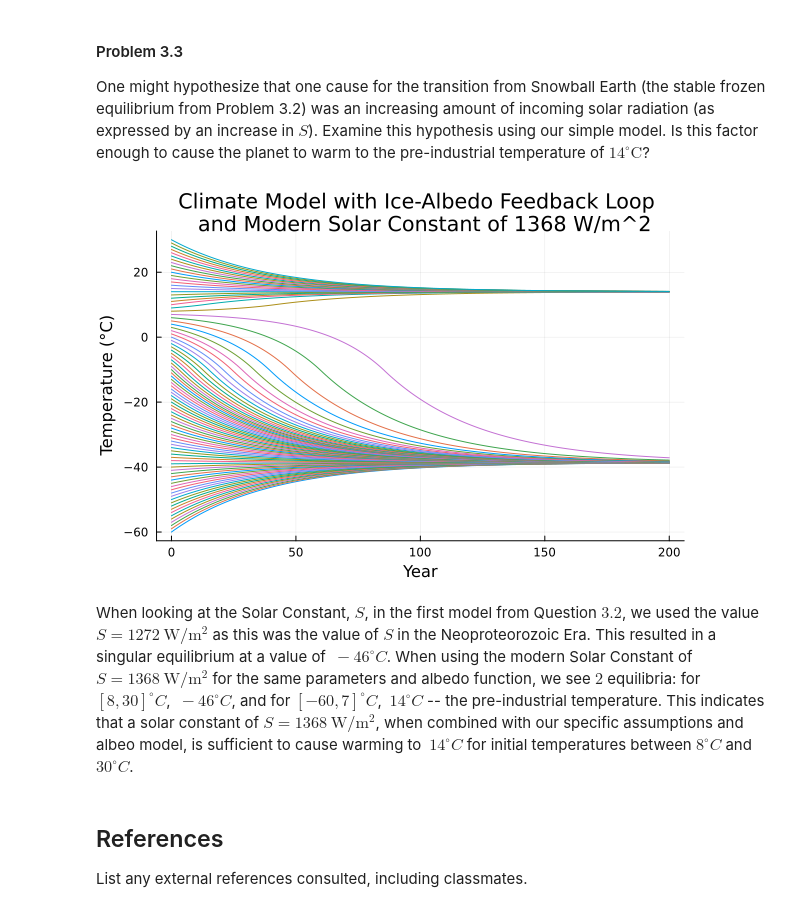
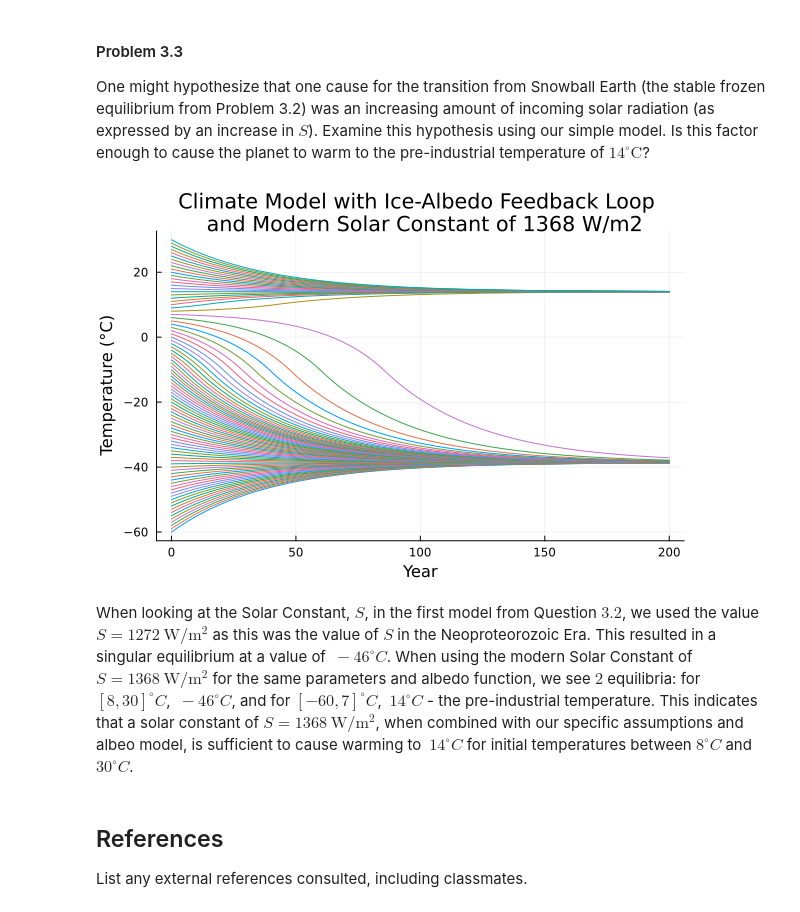
Before and after one commit to BEE4750-FA25/hw2-regina, a Jupyter notebook: hw02.ipynb, the cells around one changed output. Cells and saved outputs as stored; diff of their text form; code cells hidden in the pictures.

```diff
--- a/hw02.ipynb
+++ b/hw02.ipynb
@@ -458,37 +458,37 @@ n = 200 # yrs
 To = -60:30 # range of initial temperatures, C
 
 #Define an albedo function conditional on temperature
 function a(T)
     if T <= -10
         return ai
     elseif T >= 10
         return ao
     else
         return ai + ((ao - ai) * ((T + 10)/20))
     end
 end
 
 #Define the simulation function of our discretized differential equation
 #including all parameters and calling the albedo function defined above.
 function albedo_feedback_sim(C, S, A, B, dt, n, T0)
     T = zeros(n + 1)
     T[1] = T0
     for i in 1:n
         T[i+1] = T[i] + (dt/C) * ((S * (1 - a(T[i])))/4 - A + (B * T[i]))
     end
     return T
 end
 #Simulate the model for all initial temperatures on [-60, 30]
 sims = (T0 -> albedo_feedback_sim(C, S, A, B, dt, n, T0)).(To)
 Ts = [t[1:n+1] for t in sims]
 yrs = 0:n
 
 #Plot graph of temperature over 200 years for all initial temperature conditions.
-plot(yrs, Ts; legend=false, xlabel="Year", ylabel="Temperature (°C)", title="Climate Model with Ice-Albedo Feedback Loop \n and Modern Solar Constant of 1368 W/m^2")
+plot(yrs, Ts; legend=false, xlabel="Year", ylabel="Temperature (°C)", title="Climate Model with Ice-Albedo Feedback Loop \n and Modern Solar Constant of 1368 W/m2")
 # %% [output]
-[figure, old version]
+[figure, new version]
 # %% [markdown]
-When looking at the Solar Constant, $S$, in the first model from Question $3.2$, we used the value $S = 1272\ \text{W}/\text{m}^2$ as this was the value of $S$ in the Neoproteorozoic Era. This resulted in a singular equilibrium at a value of $~ -46^\circ C$. When using the modern Solar Constant of $S = 1368\ \text{W}/\text{m}^2$ for the same parameters and albedo function, we see $2$ equilibria: for $[8,30]^\circ C$, $~ -46^\circ C$, and for $[-60,7]^\circ C$, $~ 14^\circ C$ -- the pre-industrial temperature. This indicates that a solar constant of $S = 1368\ \text{W}/\text{m}^2$, when combined with our specific assumptions and albeo model, is sufficient to cause warming to $~ 14^\circ C$ for initial temperatures between $8^\circ C$ and $30^\circ C$.
+When looking at the Solar Constant, $S$, in the first model from Question $3.2$, we used the value $S = 1272\ \text{W}/\text{m}^2$ as this was the value of $S$ in the Neoproteorozoic Era. This resulted in a singular equilibrium at a value of $~ -46^\circ C$. When using the modern Solar Constant of $S = 1368\ \text{W}/\text{m}^2$ for the same parameters and albedo function, we see $2$ equilibria: for $[8,30]^\circ C$, $~ -46^\circ C$, and for $[-60,7]^\circ C$, $~ 14^\circ C$ - the pre-industrial temperature. This indicates that a solar constant of $S = 1368\ \text{W}/\text{m}^2$, when combined with our specific assumptions and albeo model, is sufficient to cause warming to $~ 14^\circ C$ for initial temperatures between $8^\circ C$ and $30^\circ C$.
 # %% [markdown]
 ## References
 
```
